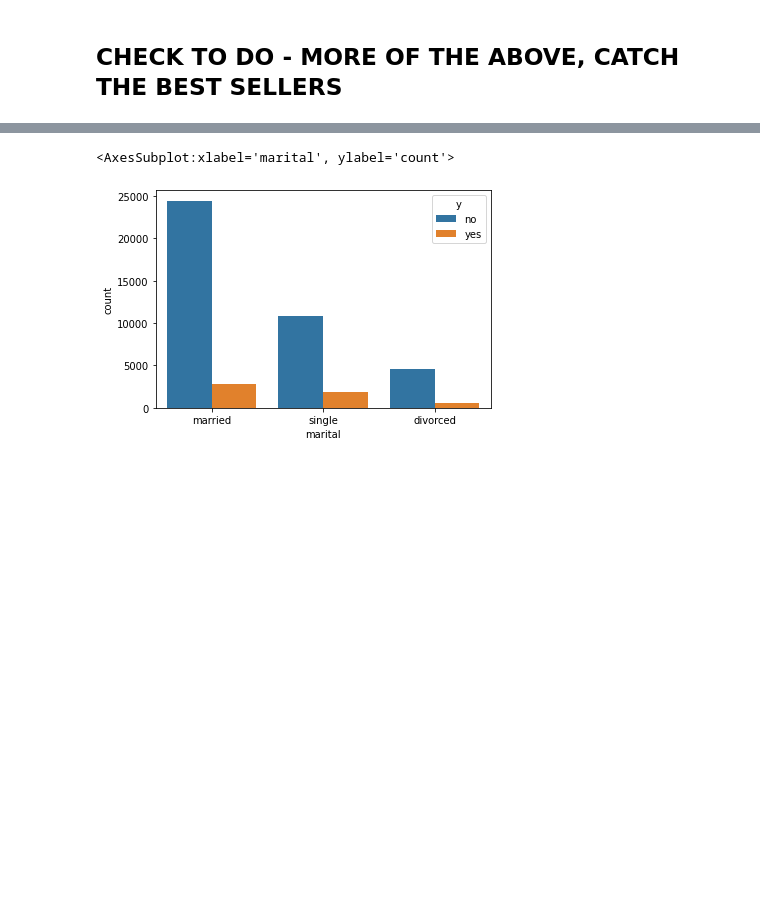
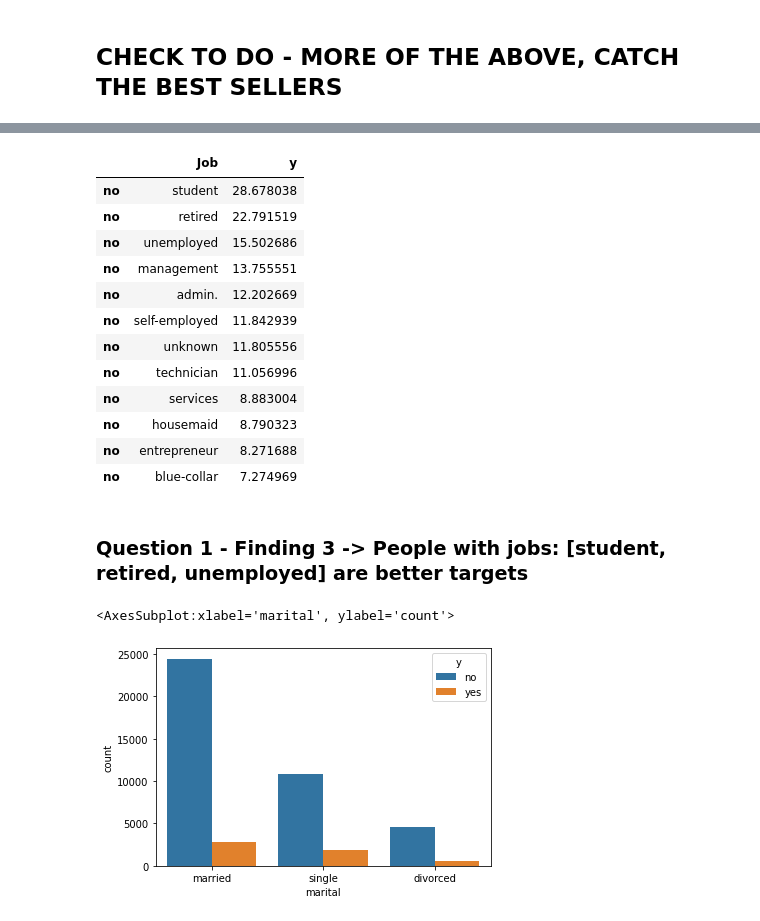
Before and after one commit to andreastgram/ds_banking, a Jupyter notebook: ds_banking.ipynb, the cells around one changed output, grey strips where cells are left out. Saved outputs shown, nothing was run; the diff lists cells and outputs as text; code cells hidden in the pictures; blank space fills up the shorter version.

```diff
--- a/ds_banking.ipynb
+++ b/ds_banking.ipynb
@@ -159,0 +188,24 @@ sns.displot(df[df['age'] > 60], x="age", hue="y", multiple="stack")
+# %%
+convertingJobRatio = pd.DataFrame({'Job' : []})
+for i in df['job'].unique():
+    convertingJobRatio = convertingJobRatio.append(df[(df["job"] == i)]["y"].value_counts().to_frame().iloc[0] * 100 / df[(df["job"] == i)]["y"].value_counts().sum())
+convertingJobRatio["Job"] = df["job"].unique()
+convertingJobRatio['y'] = convertingJobRatio['y'] - 100
+convertingJobRatio['y'] = - convertingJobRatio['y']
+convertingJobRatio.sort_values(by='y', ascending=False)
+# %% [output]
+|  | Job | y |
+| no | student | 28.678038 |
+| no | retired | 22.791519 |
+| no | unemployed | 15.502686 |
+| no | management | 13.755551 |
+| no | admin. | 12.202669 |
+| no | self-employed | 11.842939 |
+| no | unknown | 11.805556 |
+| no | technician | 11.056996 |
+| no | services | 8.883004 |
+| no | housemaid | 8.790323 |
+| no | entrepreneur | 8.271688 |
+| no | blue-collar | 7.274969 |
+# %% [markdown]
+### Question 1 - Finding 3 -> People with jobs: [student, retired, unemployed] are better targets
```
Also changed, not shown: parts of 17 cells of this notebook.
